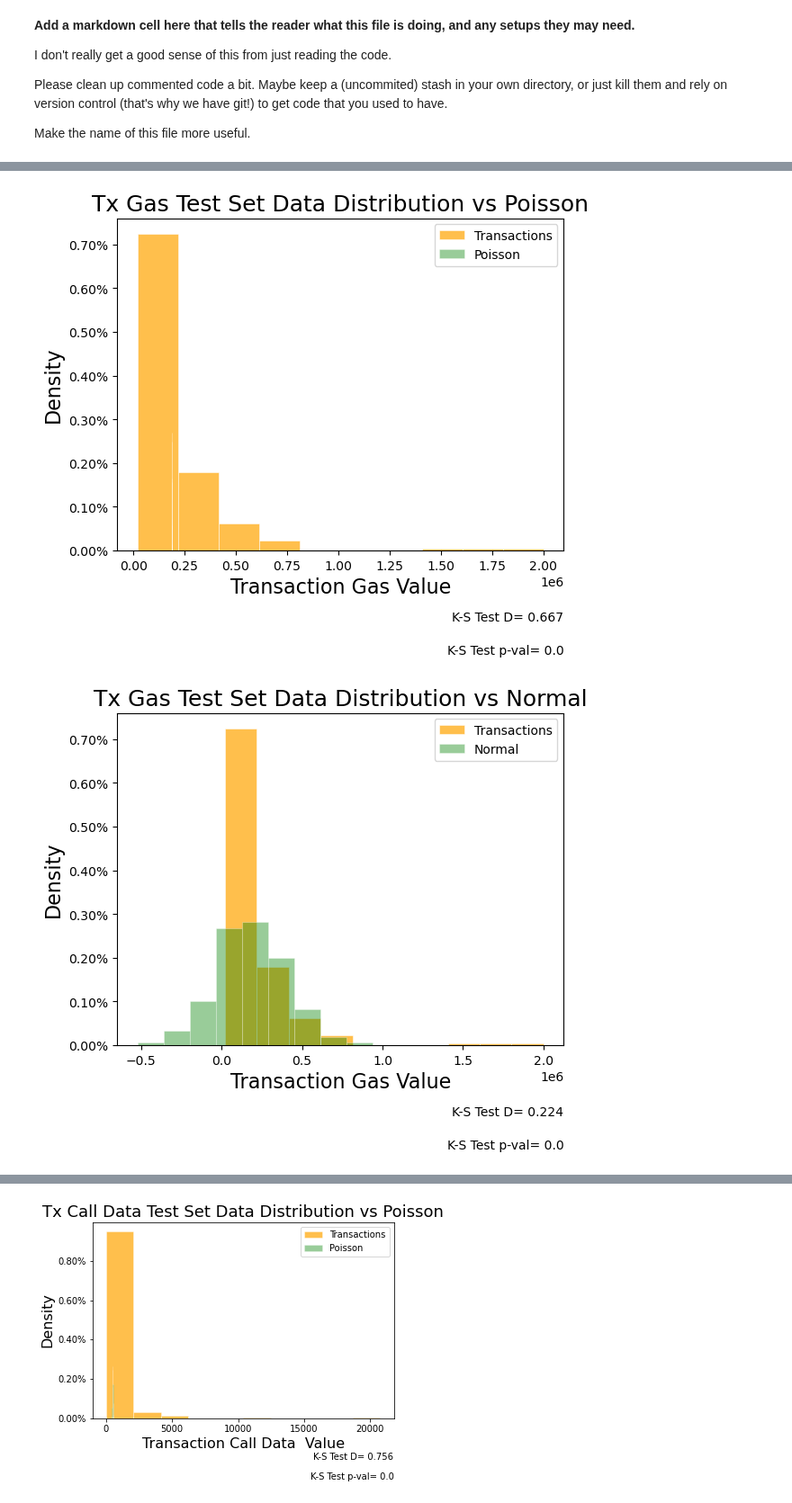
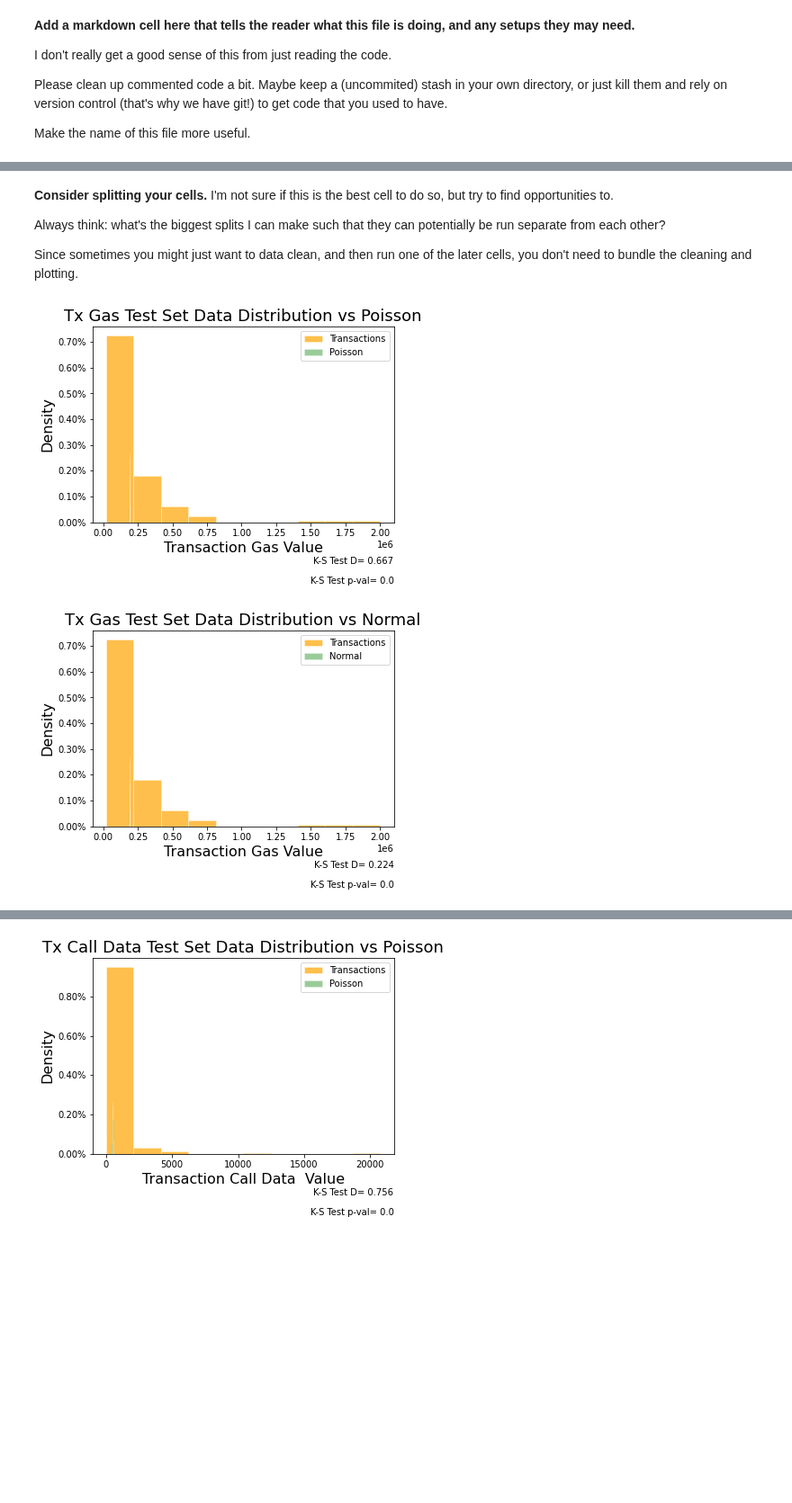
Before and after one commit to teohyikhaw/camcos, a Jupyter notebook: simulations/notebooks/TxSimulations.ipynb, the cells around one changed output, grey strips where cells are left out. Shown at 90% size. Drawn from its saved outputs; the diff is of its cells as text; code cells hidden in the pictures; blank space fills up the shorter version.

Commit message:
dedup plotting code in TxSimulations

```diff
--- a/simulations/notebooks/TxSimulations.ipynb
+++ b/simulations/notebooks/TxSimulations.ipynb
@@ -81,64 +65,44 @@ TxCallDataTrain=TxCallData[round(len(TxCallData)*testSize/100):]
+# %% [markdown]
+**Consider splitting your cells.** I'm not sure if this is the best cell to do so, but try to find opportunities to.
+
+Always think: what's the biggest splits I can make such that they can potentially be run separate from each other?
+
+Since sometimes you might just want to data clean, and then run one of the later cells, you don't need to bundle the cleaning and plotting.
 # %%
 #####  This block fits gas to poisson/normal/gamma, runs K-S tests, and plots histograms  #####
 
 
 
 #Tx=poisson(10,200000) #np.array([0,1,1.4,2,4,1,2,4,1,3,6,2,3,6,1,5])
 
 
 numRVs=np.size(TxGasTrain)
 poissGas=stats.poisson.rvs(np.mean(TxGasTrain),size=numRVs) #generate poisson points using estimated lambda from Tx data
 norGas=np.random.normal(np.mean(TxGasTrain),np.var(TxGasTrain)**0.5,numRVs)  #generate poisson points using estimated lambda from Tx data
 
 #MoM estimation of gamma distr:
 aGas=(np.mean(TxGasTrain))**2/np.var(TxGasTrain)
 betaGas=(np.mean(TxGasTrain))/np.var(TxGasTrain)
 gamGas=stats.gamma.rvs(aGas, scale=1/betaGas,size=numRVs)
 
+def ks_plot(data_desc, data):
+    fig, ax = plt.subplots()
+    binNumTxGas=1000
+    binNumDistr=100
+    ax.yaxis.set_major_formatter(mtick.PercentFormatter())
+    ax.hist(TxGasTest,alpha=0.7,label='Transactions', linewidth=0.5, color='orange', edgecolor="white",weights=np.ones(len(TxGasTest)) / len(TxGasTest) )
+    plt.xlabel('Transaction Gas Value', fontsize=16)
+    plt.ylabel('Density', fontsize=16)
+    plt.title('Tx Gas Test Set Data Distribution vs {}'.format(data_desc), fontsize=18)
+    ax.hist(poissGas,label=data_desc, alpha=0.4, linewidth=0.5, color='g', edgecolor="white",weights=np.ones(len(poissGas)) / len(poissGas) )
+    ax.annotate('K-S Test D= ' + str(round(stats.kstest(TxGasTest, data)[0],3)),xy = (1, -0.2),xycoords='axes fraction',ha='right',va="center",fontsize=10)
+    ax.annotate('K-S Test p-val= ' + str(round(stats.kstest(TxGasTest, data)[1],5)),xy = (1, -0.3),xycoords='axes fraction',ha='right',va="center",fontsize=10)
+    ax.legend()
+    plt.show()
 
-
-fig, ax = plt.subplots()
-binNumTxGas=1000
-binNumDistr=100
-ax.yaxis.set_major_formatter(mtick.PercentFormatter())
-ax.hist(TxGasTest,alpha=0.7,label='Transactions', linewidth=0.5, color='orange', edgecolor="white",weights=np.ones(len(TxGasTest)) / len(TxGasTest) )
-plt.xlabel('Transaction Gas Value', fontsize=16)
-plt.ylabel('Density', fontsize=16)
-plt.title('Tx Gas Test Set Data Distribution vs Poisson', fontsize=18)
-#ax.set_xscale('log')
-ax.hist(poissGas,label='Poisson', alpha=0.4, linewidth=0.5, color='g', edgecolor="white",weights=np.ones(len(poissGas)) / len(poissGas) )
-ax.annotate('K-S Test D= ' + str(round(stats.kstest(TxGasTest, poissGas)[0],3)),xy = (1, -0.2),xycoords='axes fraction',ha='right',va="center",fontsize=10)
-ax.annotate('K-S Test p-val= ' + str(round(stats.kstest(TxGasTest, poissGas)[1],5)),xy = (1, -0.3),xycoords='axes fraction',ha='right',va="center",fontsize=10)
-ax.legend()
-plt.show()
-
-fig, ax = plt.subplots()
-ax.yaxis.set_major_formatter(mtick.PercentFormatter())
-ax.hist(TxGasTest,alpha=0.7, label='Transactions', linewidth=0.5, color='orange', edgecolor="white",weights=np.ones(len(TxGasTest)) / len(TxGasTest) )
-plt.xlabel('Transaction Gas Value', fontsize=16)
-plt.ylabel('Density', fontsize=16)
-plt.title('Tx Gas Test Set Data Distribution vs Normal', fontsize=18)
-#ax.set_xscale('log')
-ax.hist(norGas,label='Normal', alpha=0.4, linewidth=0.5, color='g', edgecolor="white",weights=np.ones(len(norGas)) / len(norGas) )
-ax.annotate('K-S Test D= ' + str(round(stats.kstest(TxGasTest, norGas)[0],3)),xy = (1, -0.2),xycoords='axes fraction',ha='right',va="center",fontsize=10)
-ax.annotate('K-S Test p-val= ' + str(round(stats.kstest(TxGasTest, norGas)[1],5)),xy = (1, -0.3),xycoords='axes fraction',ha='right',va="center",fontsize=10)
-#fig.tight_layout()
-ax.legend()
-plt.show()
-
-
-fig, ax = plt.subplots()
-ax.yaxis.set_major_formatter(mtick.PercentFormatter())
-ax.hist(TxGasTest,alpha=0.7, label='Transactions', linewidth=0.5, color='orange', edgecolor="white",weights=np.ones(len(TxGasTest)) / len(TxGasTest) )
-plt.xlabel('Transaction Gas Value', fontsize=16)
-plt.ylabel('Density', fontsize=16)
-plt.title('Tx Gas Test Set Data Distribution vs Gamma', fontsize=18)
-#ax.set_xscale('log')
-ax.hist(gamGas,label='Gamma', alpha=0.4, linewidth=0.5, color='g', edgecolor="white",weights=np.ones(len(gamGas)) / len(gamGas) )
-ax.annotate('K-S Test D= ' + str(round(stats.kstest(TxGasTest, gamGas)[0],3)),xy = (1, -0.2),xycoords='axes fraction',ha='right',va="center",fontsize=10)
-ax.annotate('K-S Test p-val= ' + str(round(stats.kstest(TxGasTest, gamGas)[1],5)),xy = (1, -0.3),xycoords='axes fraction',ha='right',va="center",fontsize=10)
-ax.legend()
-plt.show()
+ks_plot("Poisson", poissGas)
+ks_plot("Normal", norGas)
+ks_plot("Gamma", gamGas)
 # %% [output]
-[figure, old version]
+[figure, new version]
-[figure, old version]
+[figure, new version]
```
Also changed, not shown: parts of 5 cells of this notebook.
